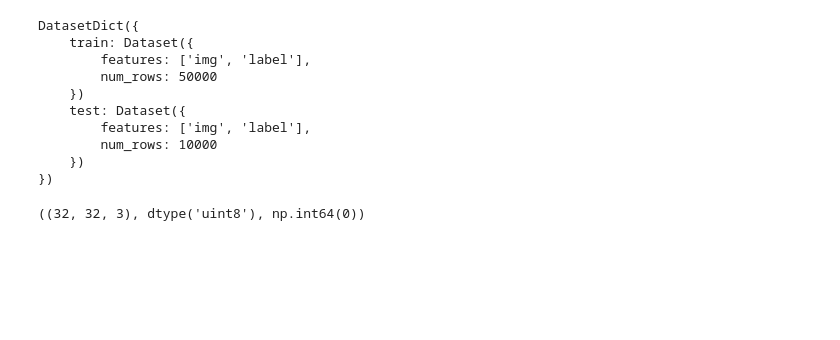
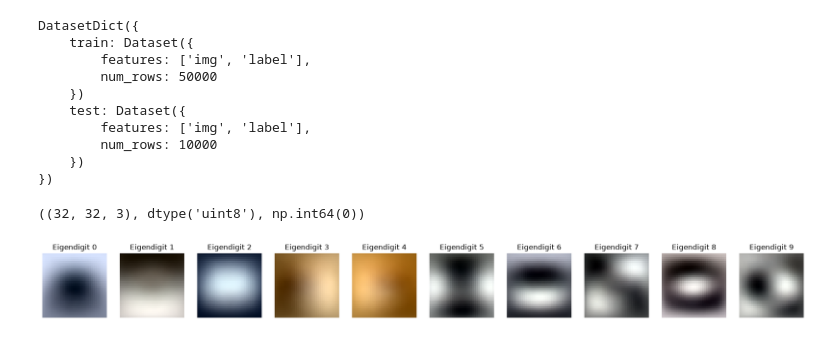
Before and after one commit to saxondanielle/2027_02_28_APA2627, a Jupyter notebook: practicas/2/practica2.ipynb, the cells around one changed output. Drawn from its saved outputs; the diff is of its cells as text; code cells hidden in the pictures; blank space fills up the shorter version.

```diff
--- a/practicas/2/practica2.ipynb
+++ b/practicas/2/practica2.ipynb
@@ -200,10 +325,14 @@ y_train = ds['train'][:]['label'].astype(np.uint8)
 X_test = ds['test'][:]['image'].astype(np.float32).reshape(-1, 28*28) / 255.
 y_test = ds['test'][:]['label'].astype(np.uint8)
 # %%
-K = 600; pca = PCA(n_components=K).fit(X_train); nrows, ncols = 1, 10
+K = 600
+pca = PCA(n_components=K).fit(X_train)
+nrows, ncols = 1, 10
+
 fig, axs = plt.subplots(nrows=nrows, ncols=ncols, figsize=(18, 18*nrows/ncols), constrained_layout=True)
+
 for i in range(min(K, nrows * ncols)):
- ax = axs.flat[i]; ax.set_axis_off(); ax.set_title(f"Eigendigit {i}")
- ax.imshow(pca.components_[i, :].reshape((28, 28)), cmap=plt.cm.gray, interpolation="none")
+    ax = axs.flat[i]; ax.set_axis_off(); ax.set_title(f"Eigendigit {i}")
+    ax.imshow(pca.components_[i, :].reshape((28, 28)), cmap=plt.cm.gray, interpolation="none")
 # %% [output]
 [figure]
@@ -274,6 +434,8 @@ CIFAR - 10
 # %%
-import numpy as np; import datasets
-ds = datasets.load_dataset("uoft-cs/cifar10").with_format("numpy"); ds
+import numpy as np
+import datasets
+ds = datasets.load_dataset("uoft-cs/cifar10").with_format("numpy")
+ds
 # %% [output]
 DatasetDict({
     train: Dataset({
@@ -297,3 +461,27 @@ X_train = ds['train'][:]['img'].astype(np.float32).reshape(-1, 32*32*3) / 255.
 y_train = ds['train'][:]['label'].astype(np.uint8)
 X_test = ds['test'][:]['img'].astype(np.float32).reshape(-1, 32*32*3) / 255.
 y_test = ds['test'][:]['label'].astype(np.uint8)
+# %%
+K = 1000
+pca = PCA(n_components=K).fit(X_train)
+nrows, ncols = 1, 10
+
+fig, axs = plt.subplots(nrows=nrows, ncols=ncols, figsize=(18, 18*nrows/ncols), constrained_layout=True)
+
+for i in range(min(K, nrows * ncols)):
+    ax = axs.flat[i]
+    ax.set_axis_off()
+    ax.set_title(f"Eigendigit {i}")
+
+    # 1. Reshape to RGB image shape (32, 32, 3)
+    img = pca.components_[i, :].reshape((32, 32, 3))
+
+    # 2. Normalize values between 0 and 1 to prevent clipping warnings
+    img_normalized = (img - img.min()) / (img.max() - img.min())
+
+    # 3. Display without a grayscale colormap (since it's RGB)
+    ax.imshow(img_normalized, interpolation="none")
+
+    # ax.imshow(pca.components_[i, :].reshape((32, 32, 3)), cmap=plt.cm.gray, interpolation="none")
+# %% [output]
+[figure, added]
```
Also changed, not shown: parts of 29 cells of this notebook.
